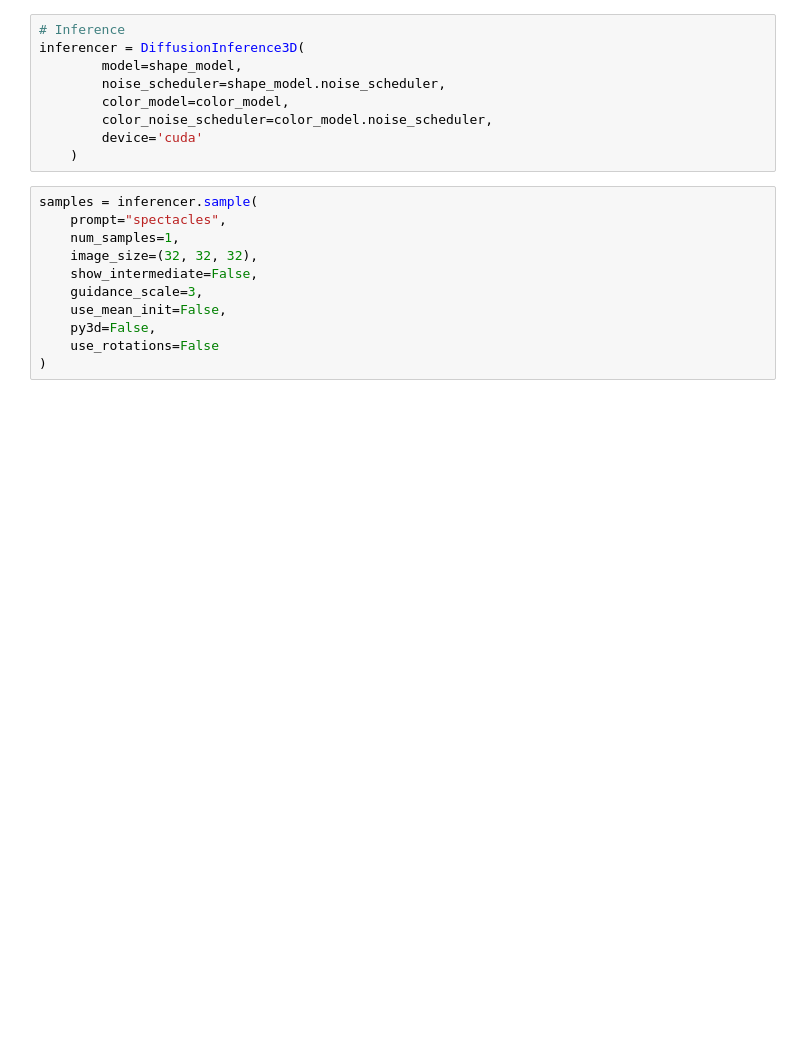
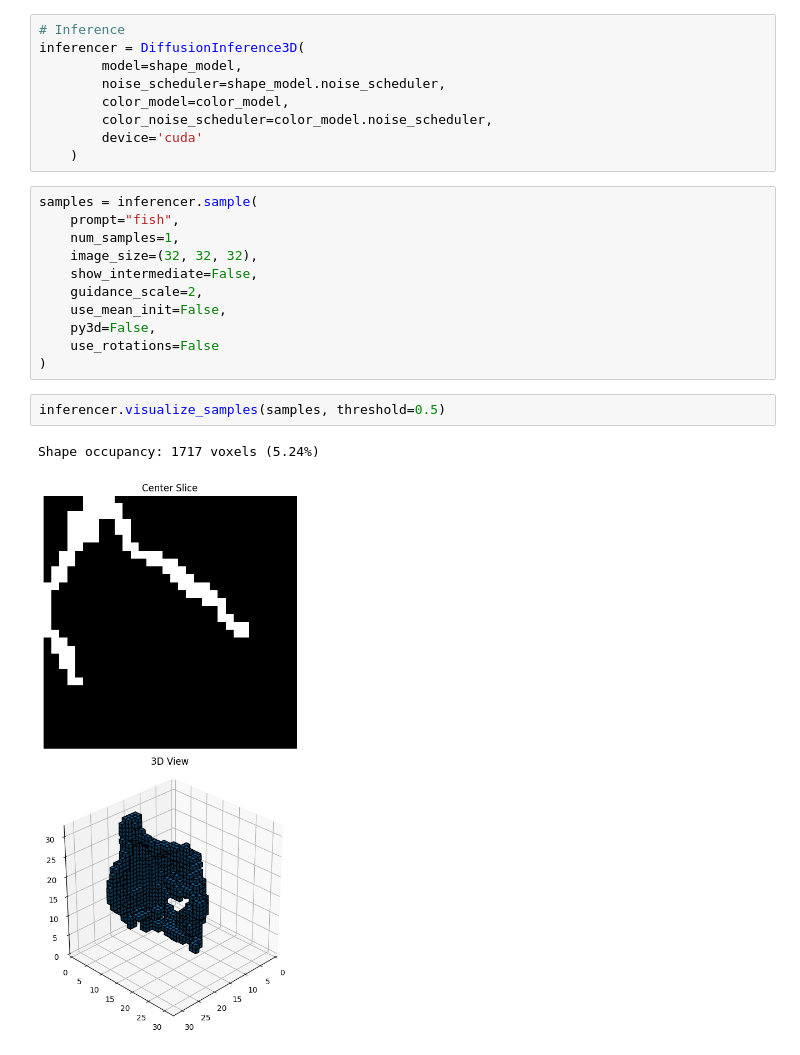
Before and after one commit to PeterAMassih/3D-BlockGen, a Jupyter notebook: run.ipynb, the cells around one changed output. Drawn from its saved outputs; the diff is of its cells as text; blank space fills up the shorter version.

```diff
--- a/run.ipynb
+++ b/run.ipynb
@@ -145,14 +166,19 @@ inferencer = DiffusionInference3D(
     )
 # %%
 samples = inferencer.sample(
-    prompt="spectacles",
+    prompt="fish",
     num_samples=1,
     image_size=(32, 32, 32),
     show_intermediate=False,
-    guidance_scale=3,
+    guidance_scale=2,
     use_mean_init=False,
     py3d=False,
     use_rotations=False
 )
+# %%
+inferencer.visualize_samples(samples, threshold=0.5)
+# %% [output]
+Shape occupancy: 1717 voxels (5.24%)
+[figure, added]
 # %%
 samples = inferencer.sample_two_stage(
```
Also changed, not shown: parts of 13 cells of this notebook, 7 other files.
